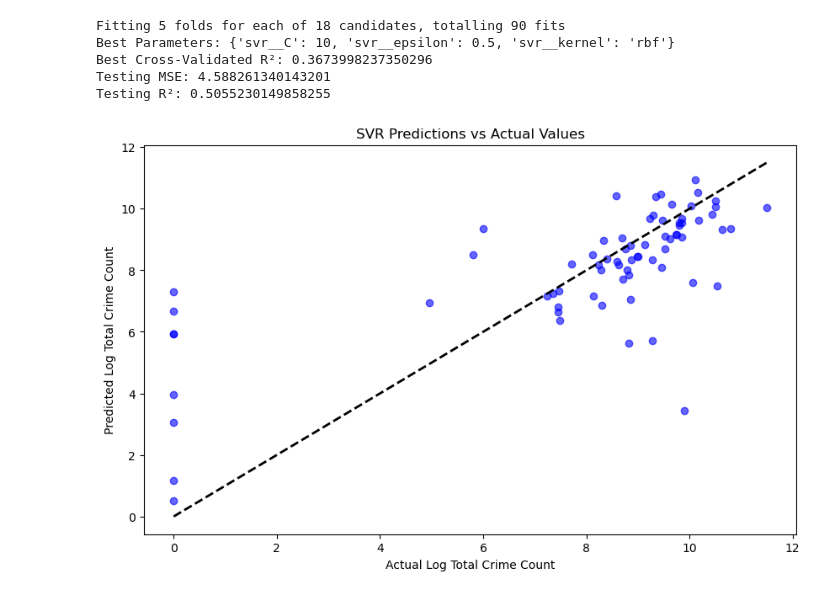
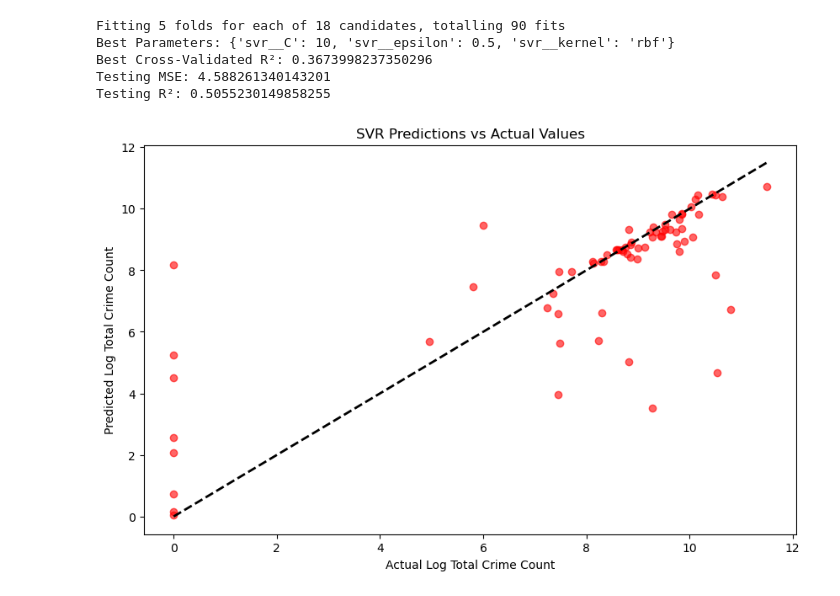
Before and after one commit to lpm24/youth_crime_group_project, a Jupyter notebook: code/saima.ipynb, the cells around one changed output. Drawn from its saved outputs; the diff is of its cells as text; code cells hidden in the pictures.

Commit message:
models

```diff
--- a/code/saima.ipynb
+++ b/code/saima.ipynb
@@ -125,9 +108,9 @@ model = GradientBoostingRegressor()
 param_grid = {
     'n_estimators': [100, 200, 300],        # Number of boosting stages
     'learning_rate': [0.01, 0.1, 0.2],      # Step size shrinkage
-    'max_depth': [3, 4, 5],                 # Maximum depth of each tree
-    'min_samples_split': [2, 5, 10],        # Minimum samples required to split an internal node
-    'min_samples_leaf': [1, 2, 4]           # Minimum samples required to be at a leaf node
+    'max_depth': [2,3, 4, 5],                 # Maximum depth of each tree
+    'min_samples_split': [2, 5, 10]       # Minimum samples required to split an internal node
+
 }
 
 
@@ -184,0 +172,32 @@ Cross-Validation Scores (averaged across 5 folds):
+# %%
+# XGBoost Regressor model without hyperparameter tuning
+xgb_base_model =XGBRegressor(
+    learning_rate=0.1,
+    n_estimators=100,
+    max_depth=3,
+    random_state=42
+)
+
+# Training the base model
+xgb_base_model.fit(X_train, y_train)
+
+# Making predictions on training and testing sets
+y_train_pred = xgb_base_model.predict(X_train)
+y_test_pred = xgb_base_model.predict(X_test)
+
+# Evaluating the model on training, validation, and testing sets
+mse_train = mean_squared_error(y_train, y_train_pred)
+mae_train = mean_absolute_error(y_train, y_train_pred)
+r2_train= r2_score(y_train, y_train_pred)
+
+
+mse_test = mean_squared_error(y_test, y_test_pred)
+mae_test= mean_absolute_error(y_test, y_test_pred)
+r2_test = r2_score(y_test, y_test_pred)
+
+
+
+print("Training MSE:", mse_train)
+print("Training R²:", r2_train)
+print("Testing MSE:", mse_test)
+print("Testing R²:", r2_test)
@@ -263,13 +342,13 @@ Testing R²: 0.5055230149858255
 # %%
 import matplotlib.pyplot as plt
 
 # Plotting predicted vs actual values for the test set
 plt.figure(figsize=(10, 6))
-plt.scatter(y_test, y_test_pred_log, alpha=0.6, color='b')
+plt.scatter(y_test, y_test_pred, alpha=0.6, color='r')
 plt.plot([y_test.min(), y_test.max()], [y_test.min(), y_test.max()], 'k--', lw=2)
 plt.xlabel('Actual Log Total Crime Count')
 plt.ylabel('Predicted Log Total Crime Count')
 plt.title('SVR Predictions vs Actual Values')
 plt.show()
 # %% [output]
-[figure, old version]
+[figure, new version]
```
Also changed, not shown: parts of 10 cells of this notebook, 3 other files.
